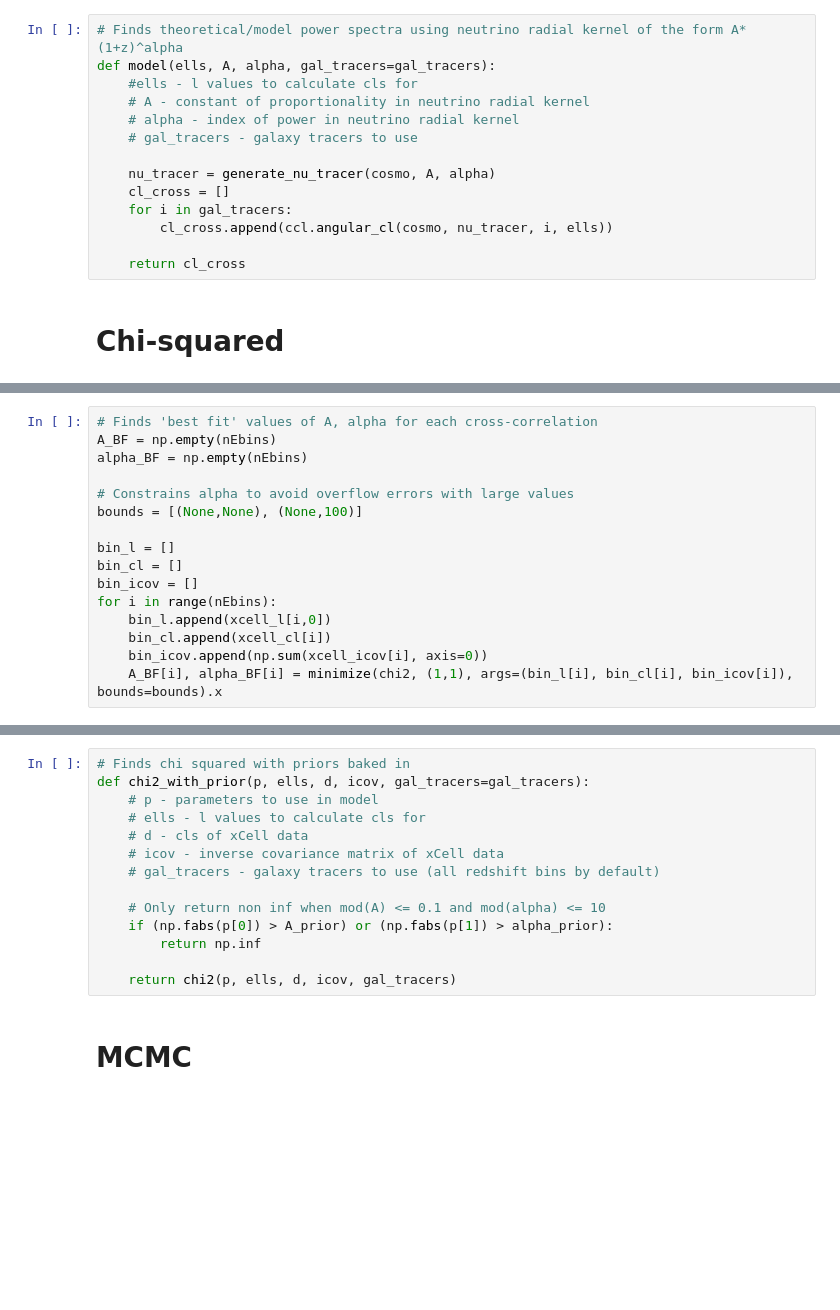
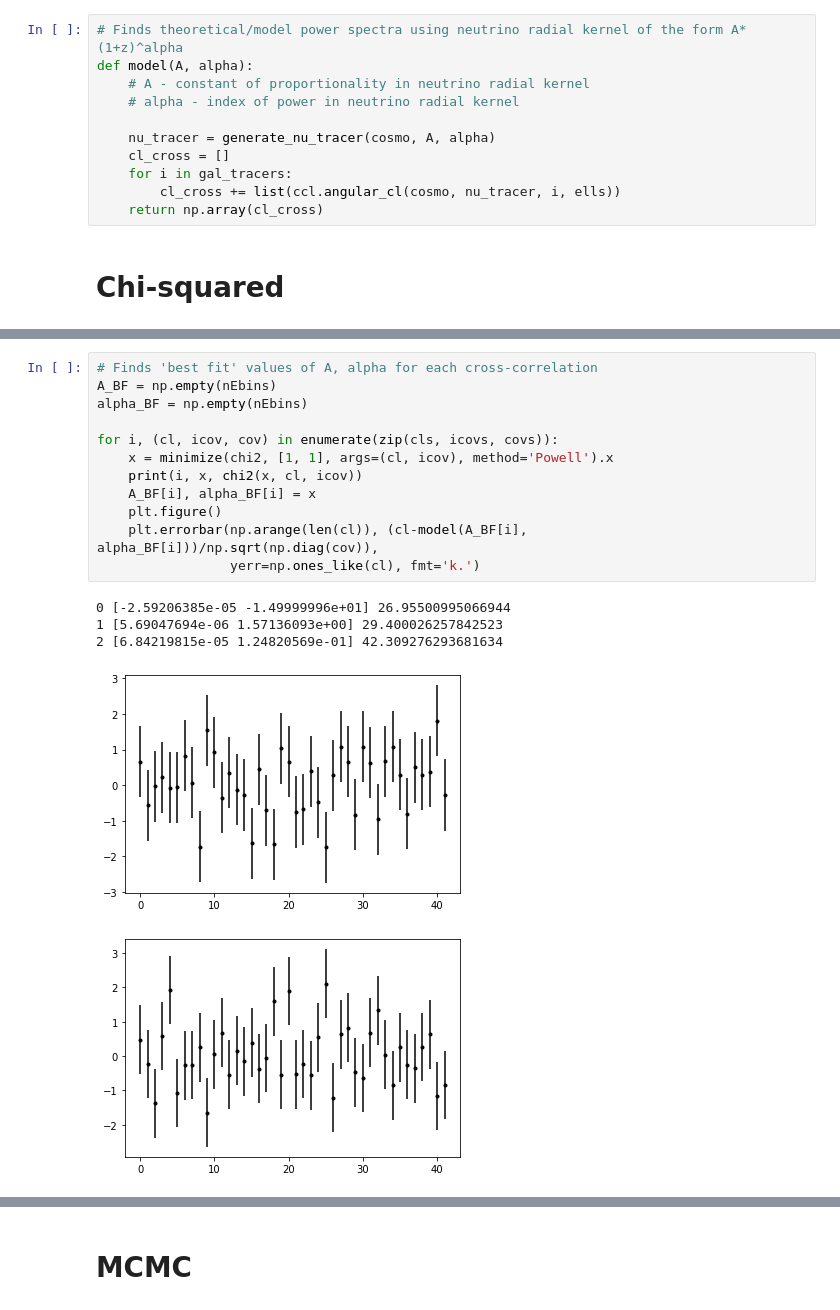
Before and after one commit to BenGPatterson/NeutrinoCrossCorrelations, a Jupyter notebook: ParameterInferenceCCL.ipynb, the cells around one changed output, grey strips where cells are left out. Cells and saved outputs as stored; diff of their text form; blank space fills up the shorter version.

```diff
--- a/ParameterInferenceCCL.ipynb
+++ b/ParameterInferenceCCL.ipynb
@@ -102,18 +118,15 @@ def generate_nu_tracer(cosmo, A, alpha,
     return nu_tracer
 # %%
 # Finds theoretical/model power spectra using neutrino radial kernel of the form A*(1+z)^alpha
-def model(ells, A, alpha, gal_tracers=gal_tracers):
-    #ells - l values to calculate cls for
+def model(A, alpha):
     # A - constant of proportionality in neutrino radial kernel
     # alpha - index of power in neutrino radial kernel
-    # gal_tracers - galaxy tracers to use
 
     nu_tracer = generate_nu_tracer(cosmo, A, alpha)
     cl_cross = []
     for i in gal_tracers:
-        cl_cross.append(ccl.angular_cl(cosmo, nu_tracer, i, ells))
-
-    return cl_cross
+        cl_cross += list(ccl.angular_cl(cosmo, nu_tracer, i, ells))
+    return np.array(cl_cross)
 # %% [markdown]
 # Chi-squared
 # %%
@@ -133,16 +146,18 @@ def chi2(p, ells, d, icov, gal_tracers=gal_tracers):
 # %%
 # Finds 'best fit' values of A, alpha for each cross-correlation
 A_BF = np.empty(nEbins)
 alpha_BF = np.empty(nEbins)
 
-# Constrains alpha to avoid overflow errors with large values
-bounds = [(None,None), (None,100)]
-
-bin_l = []
-bin_cl = []
-bin_icov = []
-for i in range(nEbins):
-    bin_l.append(xcell_l[i,0])
-    bin_cl.append(xcell_cl[i])
-    bin_icov.append(np.sum(xcell_icov[i], axis=0))
-    A_BF[i], alpha_BF[i] = minimize(chi2, (1,1), args=(bin_l[i], bin_cl[i], bin_icov[i]), bounds=bounds).x
+for i, (cl, icov, cov) in enumerate(zip(cls, icovs, covs)):
+    x = minimize(chi2, [1, 1], args=(cl, icov), method='Powell').x
+    print(i, x, chi2(x, cl, icov))
+    A_BF[i], alpha_BF[i] = x
+    plt.figure()
+    plt.errorbar(np.arange(len(cl)), (cl-model(A_BF[i], alpha_BF[i]))/np.sqrt(np.diag(cov)),
+                 yerr=np.ones_like(cl), fmt='k.')
+# %% [output]
+0 [-2.59206385e-05 -1.49999996e+01] 26.95500995066944
+1 [5.69047694e-06 1.57136093e+00] 29.400026257842523
+2 [6.84219815e-05 1.24820569e-01] 42.309276293681634
+[figure, added]
+[figure, added]
@@ -149,17 +165,3 @@ for i in range(nEbins):
-# %%
-# Finds chi squared with priors baked in
-def chi2_with_prior(p, ells, d, icov, gal_tracers=gal_tracers):
-    # p - parameters to use in model
-    # ells - l values to calculate cls for
-    # d - cls of xCell data
-    # icov - inverse covariance matrix of xCell data
-    # gal_tracers - galaxy tracers to use (all redshift bins by default)
-
-    # Only return non inf when mod(A) <= 0.1 and mod(alpha) <= 10
-    if (np.fabs(p[0]) > A_prior) or (np.fabs(p[1]) > alpha_prior):
-        return np.inf
-
-    return chi2(p, ells, d, icov, gal_tracers)
 # %% [markdown]
 # MCMC
 # %%
```
Also changed, not shown: parts of 10 cells of this notebook, 1 other file.
